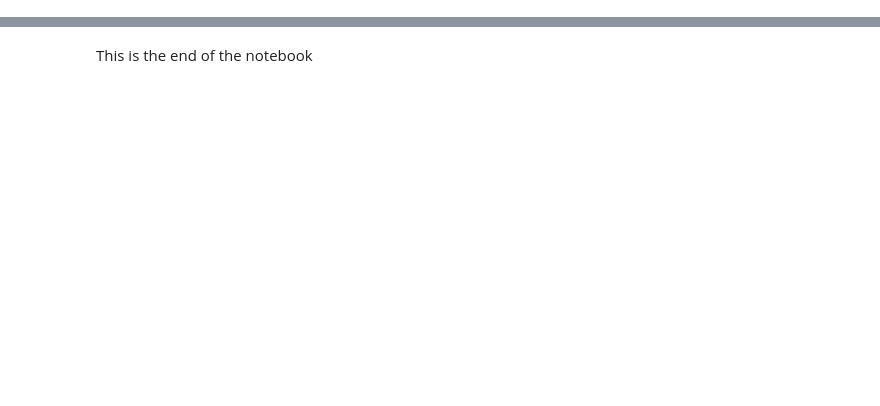
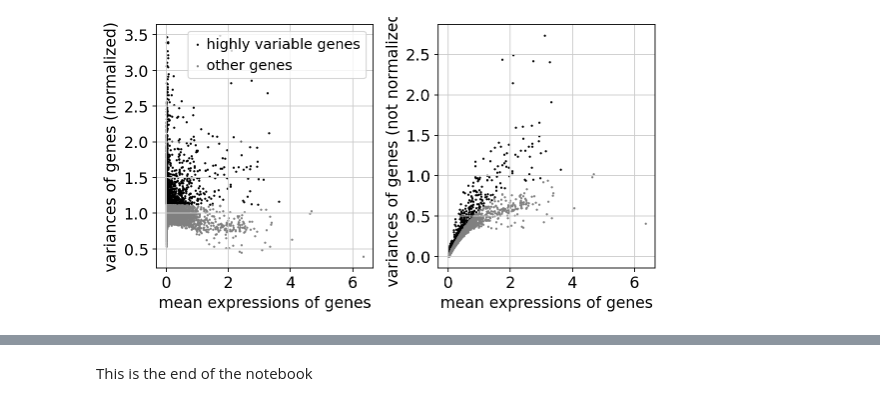
Before and after one commit to Unsogoodday/Epilepsy_Microglia, a Jupyter notebook: notebooks/2. preprocess.ipynb, the cells around one changed output, grey strips where cells are left out. Saved outputs shown, nothing was run; the diff lists cells and outputs as text; code cells hidden in the pictures; blank space fills up the shorter version.

```diff
--- a/notebooks/2. preprocess.ipynb
+++ b/notebooks/2. preprocess.ipynb
@@ -159,0 +156,11 @@ sc.pp.filter_genes(adata, min_cells=genes_threshold)
+# %%
+sc.pp.highly_variable_genes(
+    adata,
+    n_top_genes=3000,
+    flavor="seurat_v3",
+    inplace=True
+)
+adata.var.sort_values("highly_variable_rank").head(100)
+sc.pl.highly_variable_genes(adata)
+# %% [output]
+[figure, added]
```
Also changed, not shown: parts of 19 cells of this notebook, 6 other files.
